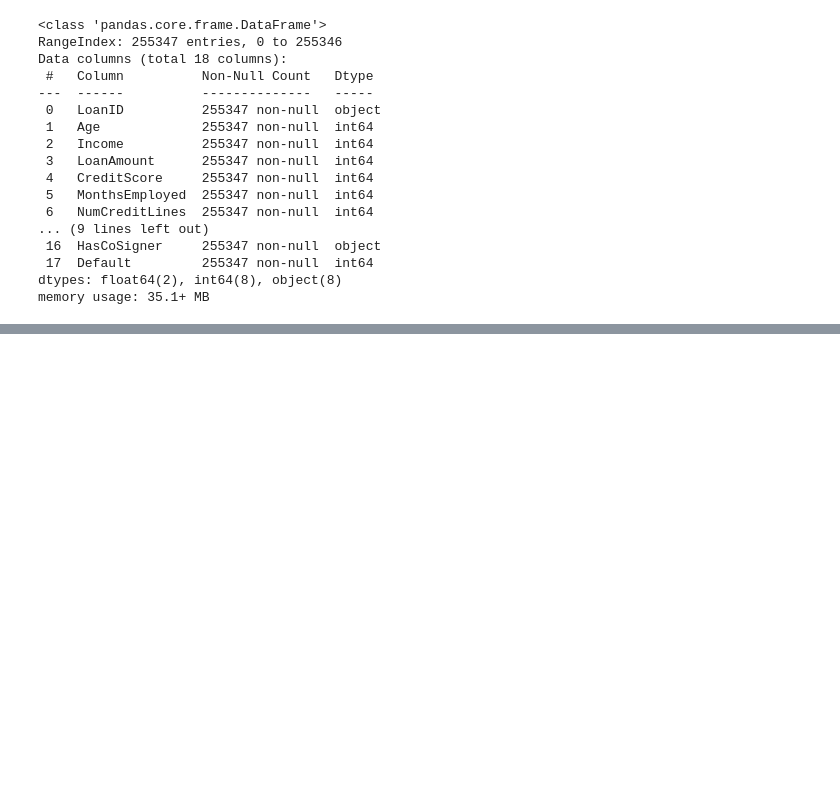
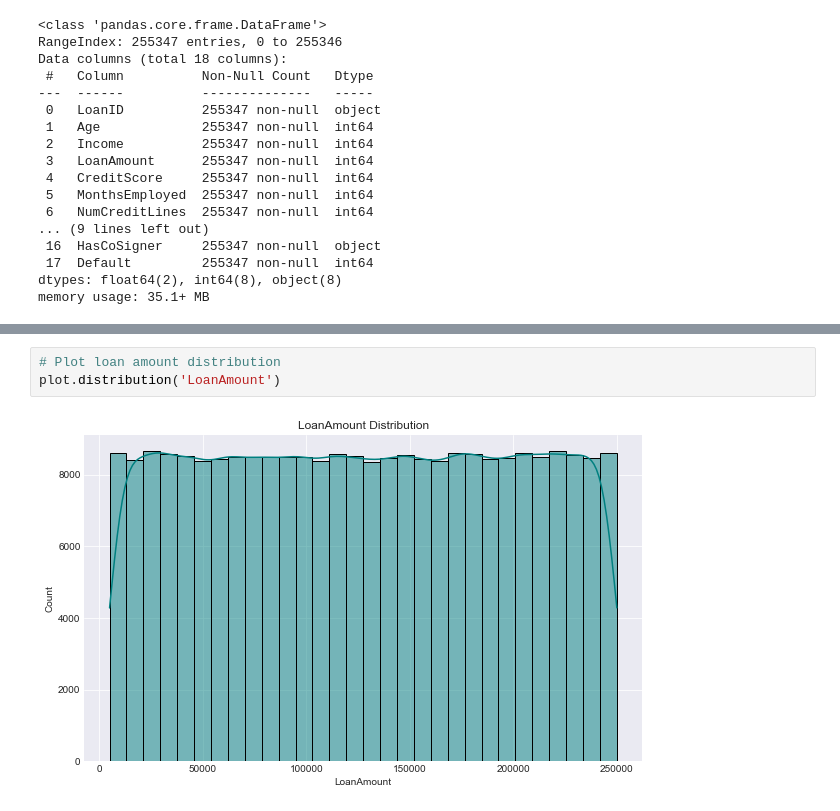
Before and after one commit to Assesa44/Who-Will-Default-, a Jupyter notebook: Notebooks/01_eda.ipynb, the cells around one changed output, grey strips where cells are left out. Drawn from its saved outputs; the diff is of its cells as text; blank space fills up the shorter version.

```diff
--- a/Notebooks/01_eda.ipynb
+++ b/Notebooks/01_eda.ipynb
@@ -121,0 +234,5 @@ memory usage: 35.1+ MB
+# %%
+# Plot loan amount distribution
+plot.distribution('LoanAmount')
+# %% [output]
+[figure, added]
```
Also changed, not shown: parts of 37 cells of this notebook.
